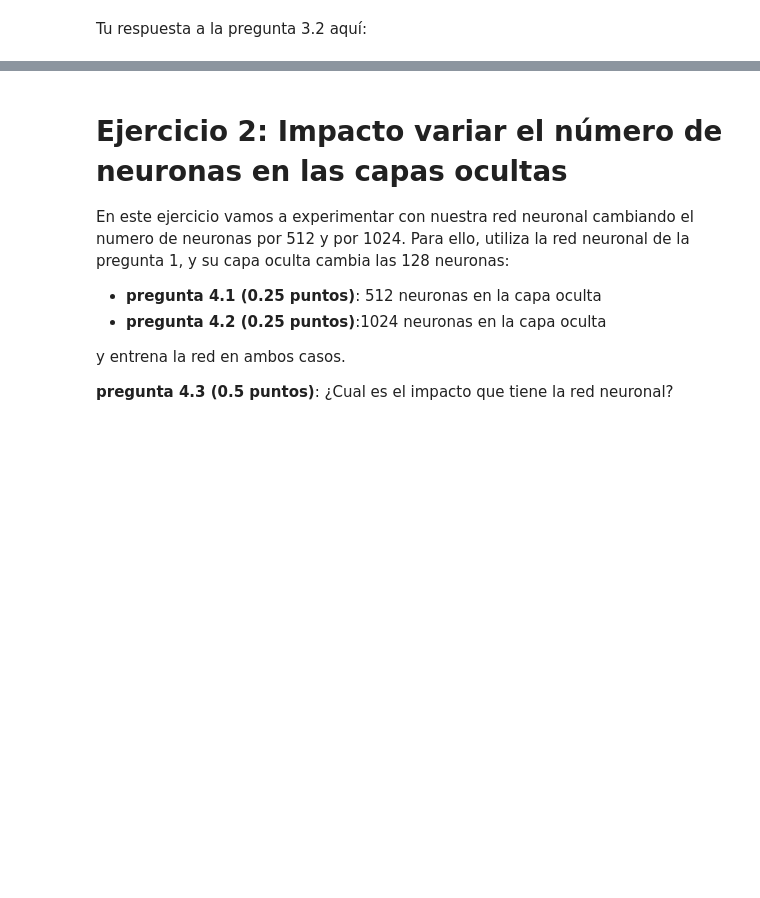
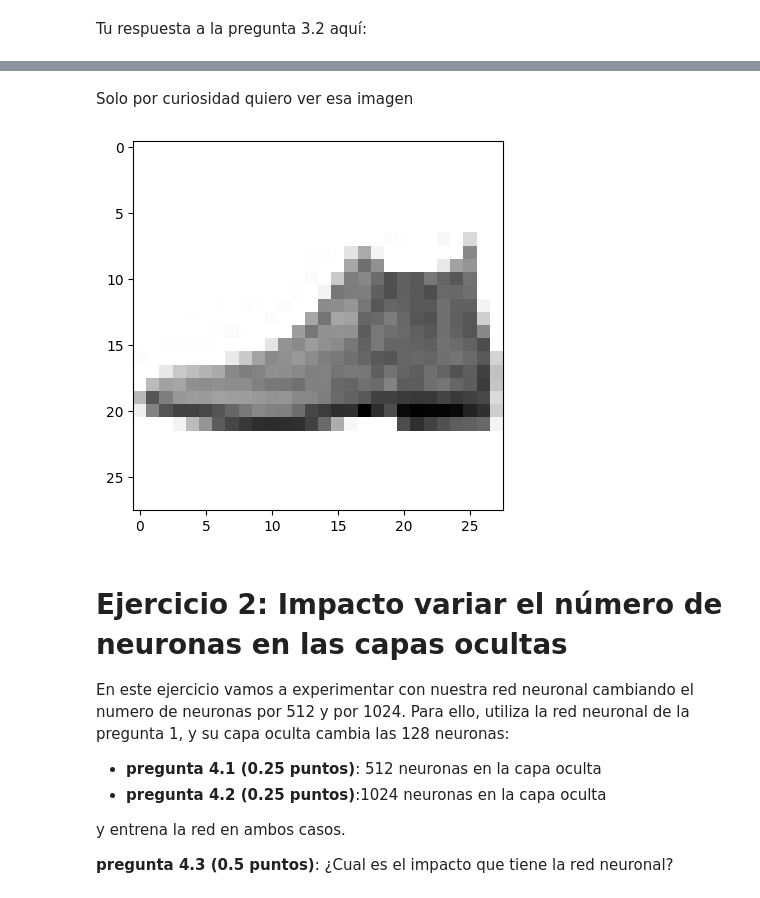
Before and after one commit to jgtres/UNIR_SCAQ2, a Jupyter notebook: Actividad_1_master_IA_SCA_JGS.ipynb, the cells around one changed output, grey strips where cells are left out. Saved outputs shown, nothing was run; the diff lists cells and outputs as text; code cells hidden in the pictures; blank space fills up the shorter version.

```diff
--- a/Actividad_1_master_IA_SCA_JGS.ipynb
+++ b/Actividad_1_master_IA_SCA_JGS.ipynb
@@ -62,6 +53,9 @@ print(training_images[0])
 [figure]
 # %% [markdown]
 Habreis notado que todos los valores numericos están entre 0 y 255. Si estamos entrenando una red neuronal, una buena practica es transformar todos los valores entre 0 y 1, un proceso llamado "normalización" y afortunadamente en Python es fácil normalizar una lista. Lo puedes hacer de esta manera:
+# %%
+training_images = training_images / 255.0
+test_images = test_images / 255.0
 # %% [markdown]
 Ahora vamos a definir el modelo, pero antes vamos a repasar algunos comandos y conceptos muy utiles:
 * **Sequential**: Eso define una SECUENCIA de capas en la red neuronal
@@ -112,3 +183,13 @@ Tu respuesta a la pregunta 3.2 aquí:
+# %% [markdown]
+Solo por curiosidad quiero ver esa imagen
+# %%
+import matplotlib.pyplot as plt
+
+# Mostrar la primera imagen del conjunto de prueba
+plt.imshow(test_images[0], cmap=plt.cm.binary)
+plt.show()
+# %% [output]
+[figure, added]
 # %% [markdown]
 # **Ejercicio 2: Impacto variar el número de neuronas en las capas ocultas**
 
```
Also changed, not shown: parts of 52 cells of this notebook.
